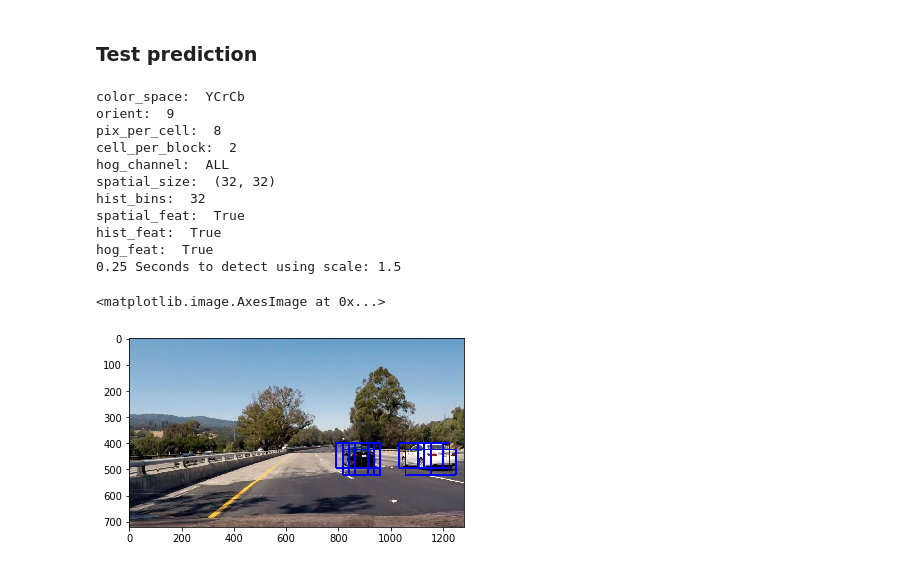
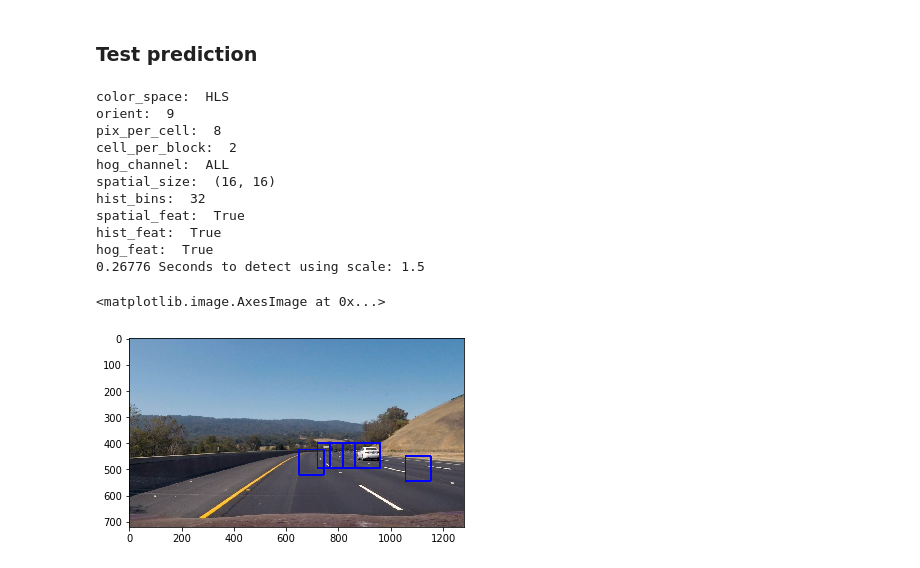
Before and after one commit to AndrewGls/P5-Vehicle-Detection, a Jupyter notebook: train_hog_classifier.ipynb, the cells around one changed output. Drawn from its saved outputs; the diff is of its cells as text; code cells hidden in the pictures.

Commit message:
First test on video

```diff
--- a/train_hog_classifier.ipynb
+++ b/train_hog_classifier.ipynb
@@ -295,6 +307,7 @@ X_scaler = dist_pickle["scaler"]
 #spatial_size = dist_pickle["spatial_size"]
 #hist_bins = dist_pickle["hist_bins"]
 
+params = {}
 params['color_space']    = dist_pickle['color_space']
 params['orient']         = dist_pickle['orient']
 params['pix_per_cell']   = dist_pickle['pix_per_cell']
@@ -317,38 +330,40 @@ print('spatial_feat: ', params['spatial_feat'])
 print('hist_feat: ', params['hist_feat'])
 print('hog_feat: ', params['hog_feat'])
 
 #img = mpimg.imread('test_images/test1.jpg')
 #img = mpimg.imread('test_images/test2.jpg')
-#img = mpimg.imread('test_images/test3.jpg')
-img = mpimg.imread('test_images/test4.jpg')
+img = mpimg.imread('test_images/test3.jpg')
+#img = mpimg.imread('test_images/test4.jpg')
 #img = mpimg.imread('test_images/test5.jpg')
 #img = mpimg.imread('test_images/test6.jpg')
 
 ystart = 400
 ystop = 656
 scale = 1.5
 
 t=time.time()
 
+draw_img = np.copy(img)
+img = img.astype(np.float32)/255
 bboxes = find_cars(img, ystart, ystop, scale, svc, X_scaler, params)
 
 t2 = time.time()
 print(round(t2-t, 5), 'Seconds to detect using scale:', scale)
 
-out_img = draw_boxes(img, bboxes)
+draw_img = draw_boxes(draw_img, bboxes)
 
-plt.imshow(out_img)
+plt.imshow(draw_img)
 # %% [output]
-color_space:  YCrCb
+color_space:  HLS
 orient:  9
 pix_per_cell:  8
 cell_per_block:  2
 hog_channel:  ALL
-spatial_size:  (32, 32)
+spatial_size:  (16, 16)
 hist_bins:  32
 spatial_feat:  True
 hist_feat:  True
 hog_feat:  True
-0.25 Seconds to detect using scale: 1.5
+0.26776 Seconds to detect using scale: 1.5
 <matplotlib.image.AxesImage at 0x...>
-[figure, old version]
+[figure, new version]
```
Also changed, not shown: parts of 3 cells of this notebook, 2 other files.
